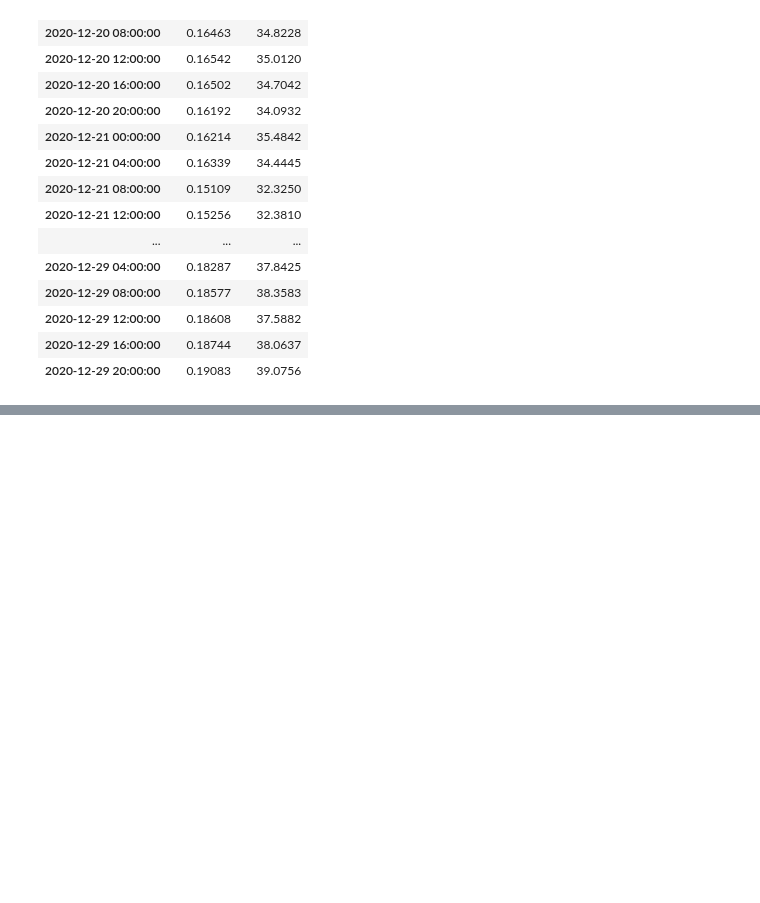
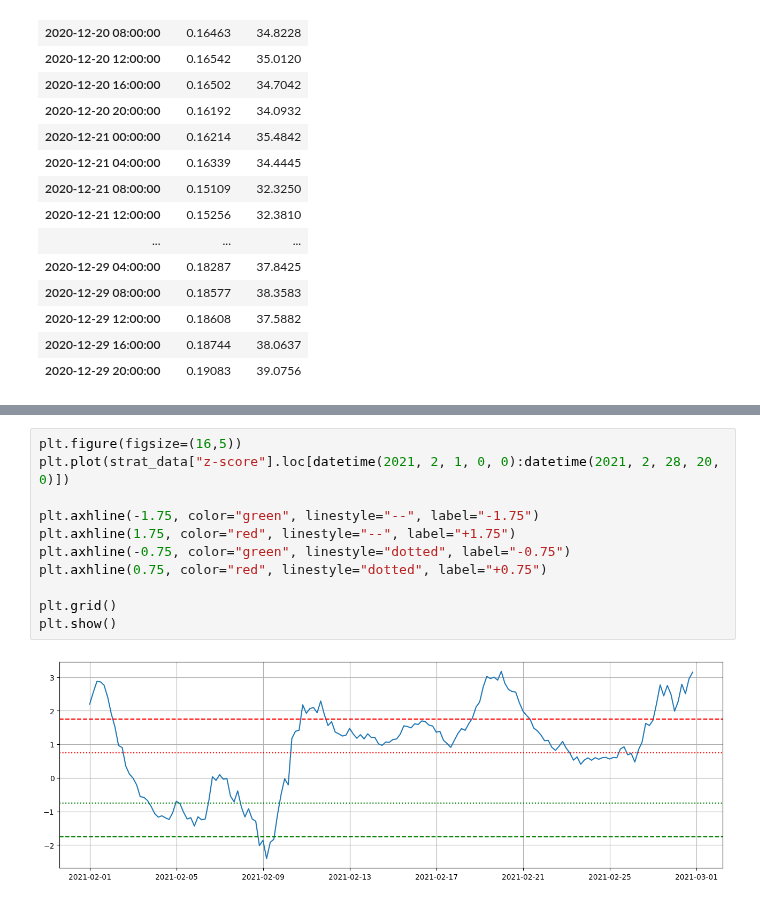
Before and after one commit to wbchristerson/crypto-strategies, a Jupyter notebook: updated_statistical_arbitrage_cointegration.ipynb, the cells around one changed output, grey strips where cells are left out. Cells and saved outputs as stored; diff of their text form; blank space fills up the shorter version.

```diff
--- a/updated_statistical_arbitrage_cointegration.ipynb
+++ b/updated_statistical_arbitrage_cointegration.ipynb
@@ -237,0 +312,13 @@ plt.show()
+# %%
+plt.figure(figsize=(16,5))
+plt.plot(strat_data["z-score"].loc[datetime(2021, 2, 1, 0, 0):datetime(2021, 2, 28, 20, 0)])
+
+plt.axhline(-1.75, color="green", linestyle="--", label="-1.75")
+plt.axhline(1.75, color="red", linestyle="--", label="+1.75")
+plt.axhline(-0.75, color="green", linestyle="dotted", label="-0.75")
+plt.axhline(0.75, color="red", linestyle="dotted", label="+0.75")
+
+plt.grid()
+plt.show()
+# %% [output]
+[figure, added]
```
Also changed, not shown: parts of 10 cells of this notebook.
